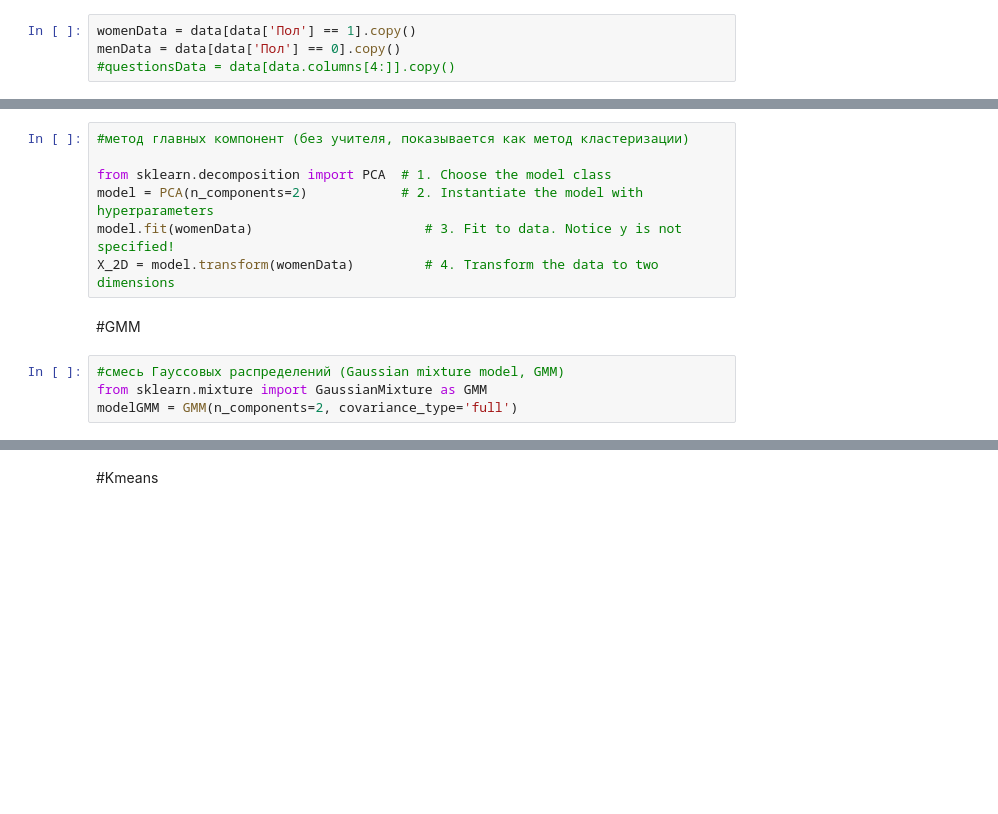
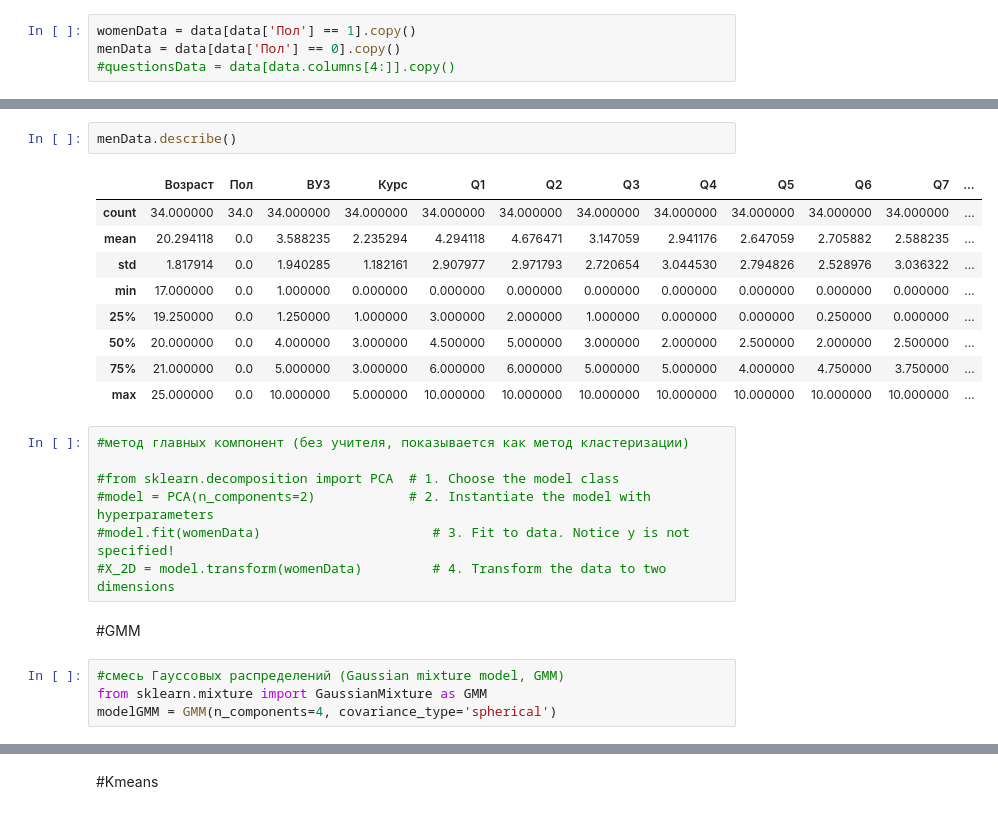
Before and after one commit to Viktory4121/Diploma, a Jupyter notebook: classification.ipynb, the cells around one changed output, grey strips where cells are left out. Cells and saved outputs as stored; diff of their text form; blank space fills up the shorter version.

```diff
--- a/classification.ipynb
+++ b/classification.ipynb
@@ -36,16 +59,28 @@ menData = data[data['Пол'] == 0].copy()
+# %%
+menData.describe()
+# %% [output]
+|  | Возраст | Пол | ВУЗ | Курс | Q1 | Q2 | Q3 | Q4 | Q5 | Q6 | Q7 | ... |
+| count | 34.000000 | 34.0 | 34.000000 | 34.000000 | 34.000000 | 34.000000 | 34.000000 | 34.000000 | 34.000000 | 34.000000 | 34.000000 | ... |
+| mean | 20.294118 | 0.0 | 3.588235 | 2.235294 | 4.294118 | 4.676471 | 3.147059 | 2.941176 | 2.647059 | 2.705882 | 2.588235 | ... |
+| std | 1.817914 | 0.0 | 1.940285 | 1.182161 | 2.907977 | 2.971793 | 2.720654 | 3.044530 | 2.794826 | 2.528976 | 3.036322 | ... |
+| min | 17.000000 | 0.0 | 1.000000 | 0.000000 | 0.000000 | 0.000000 | 0.000000 | 0.000000 | 0.000000 | 0.000000 | 0.000000 | ... |
+| 25% | 19.250000 | 0.0 | 1.250000 | 1.000000 | 3.000000 | 2.000000 | 1.000000 | 0.000000 | 0.000000 | 0.250000 | 0.000000 | ... |
+| 50% | 20.000000 | 0.0 | 4.000000 | 3.000000 | 4.500000 | 5.000000 | 3.000000 | 2.000000 | 2.500000 | 2.000000 | 2.500000 | ... |
+| 75% | 21.000000 | 0.0 | 5.000000 | 3.000000 | 6.000000 | 6.000000 | 5.000000 | 5.000000 | 4.000000 | 4.750000 | 3.750000 | ... |
+| max | 25.000000 | 0.0 | 10.000000 | 5.000000 | 10.000000 | 10.000000 | 10.000000 | 10.000000 | 10.000000 | 10.000000 | 10.000000 | ... |
 # %%
 #метод главных компонент (без учителя, показывается как метод кластеризации)
 
-from sklearn.decomposition import PCA  # 1. Choose the model class
-model = PCA(n_components=2)            # 2. Instantiate the model with hyperparameters
-model.fit(womenData)                      # 3. Fit to data. Notice y is not specified!
-X_2D = model.transform(womenData)         # 4. Transform the data to two dimensions
+#from sklearn.decomposition import PCA  # 1. Choose the model class
+#model = PCA(n_components=2)            # 2. Instantiate the model with hyperparameters
+#model.fit(womenData)                      # 3. Fit to data. Notice y is not specified!
+#X_2D = model.transform(womenData)         # 4. Transform the data to two dimensions
 # %% [markdown]
 #GMM
 # %%
 #смесь Гауссовых распределений (Gaussian mixture model, GMM)
 from sklearn.mixture import GaussianMixture as GMM
-modelGMM = GMM(n_components=2, covariance_type='full')
+modelGMM = GMM(n_components=4, covariance_type='spherical')
 # %%
 #обучение только по женщинам
 womenGMM = modelGMM.fit(womenData[womenData.columns[4:]].T)
```
Also changed, not shown: parts of 13 cells of this notebook.
